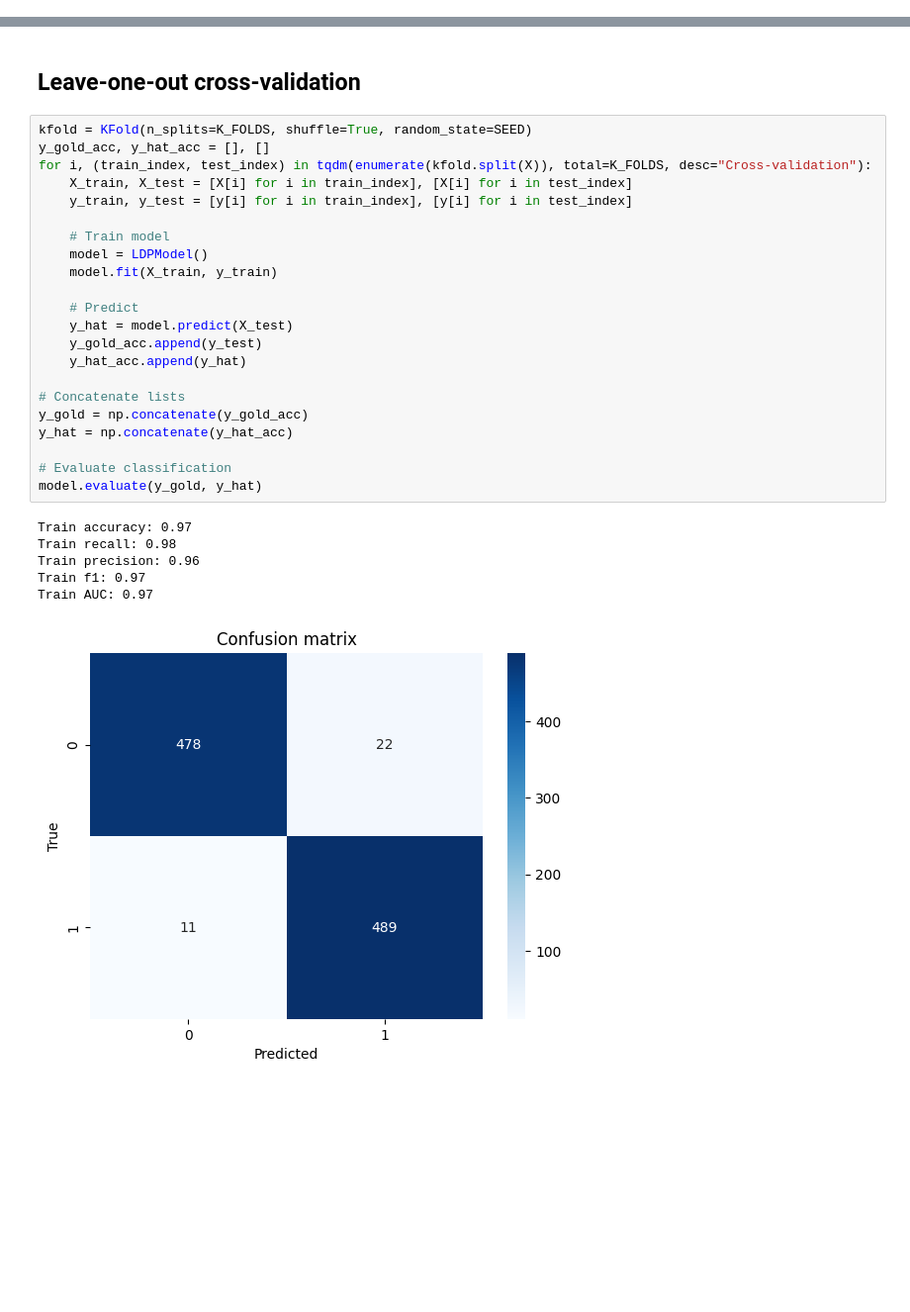
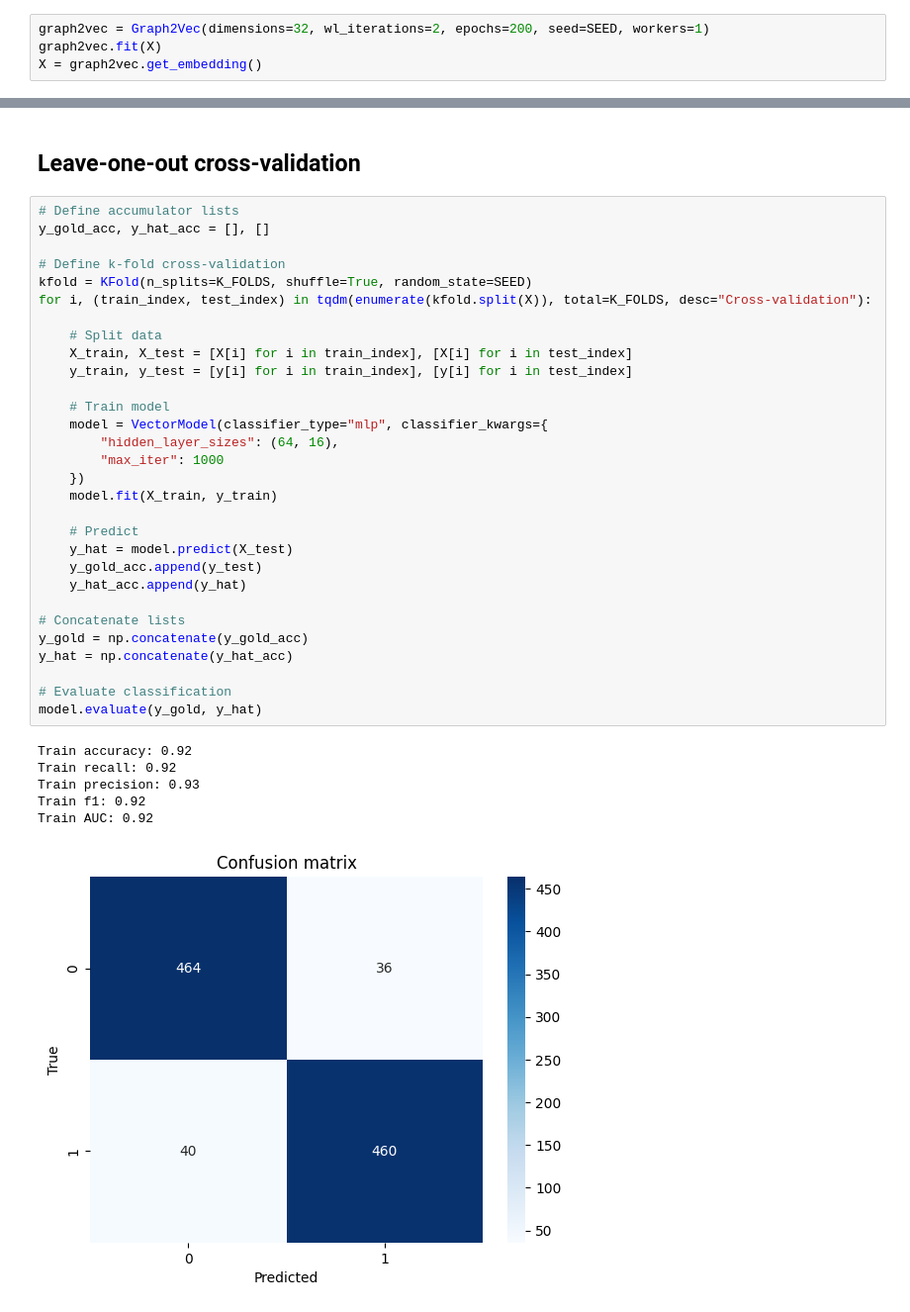
Before and after one commit to Wotaker/masters-thesis, a Jupyter notebook: master_thesis/training/train.ipynb, the cells around one changed output, grey strips where cells are left out. Shown at 99% size. Saved outputs shown, nothing was run; the diff lists cells and outputs as text; blank space fills up the shorter version.

Commit message:
VectorModel (for graph2vec) added

```diff
--- a/master_thesis/training/train.ipynb
+++ b/master_thesis/training/train.ipynb
@@ -56,37 +57,49 @@ plot_sample_networks(X, y)
 # %% [markdown]
 ## Preprocess networks
 ### TODO
+# %%
+graph2vec = Graph2Vec(dimensions=32, wl_iterations=2, epochs=200, seed=SEED, workers=1)
+graph2vec.fit(X)
+X = graph2vec.get_embedding()
 # %% [markdown]
 # Pipe through the LDP model
 # %% [markdown]
 ## Leave-one-out cross-validation
 # %%
+# Define accumulator lists
+y_gold_acc, y_hat_acc = [], []
+
+# Define k-fold cross-validation
 kfold = KFold(n_splits=K_FOLDS, shuffle=True, random_state=SEED)
-y_gold_acc, y_hat_acc = [], []
 for i, (train_index, test_index) in tqdm(enumerate(kfold.split(X)), total=K_FOLDS, desc="Cross-validation"):
+
+    # Split data
     X_train, X_test = [X[i] for i in train_index], [X[i] for i in test_index]
     y_train, y_test = [y[i] for i in train_index], [y[i] for i in test_index]
 
     # Train model
-    model = LDPModel()
+    model = VectorModel(classifier_type="mlp", classifier_kwargs={
+        "hidden_layer_sizes": (64, 16),
+        "max_iter": 1000
+    })
     model.fit(X_train, y_train)
 
     # Predict
     y_hat = model.predict(X_test)
     y_gold_acc.append(y_test)
     y_hat_acc.append(y_hat)
 
 # Concatenate lists
 y_gold = np.concatenate(y_gold_acc)
 y_hat = np.concatenate(y_hat_acc)
 
 # Evaluate classification
 model.evaluate(y_gold, y_hat)
 # %% [output]
-Train accuracy: 0.97
-Train recall: 0.98
-Train precision: 0.96
-Train f1: 0.97
-Train AUC: 0.97
+Train accuracy: 0.92
+Train recall: 0.92
+Train precision: 0.93
+Train f1: 0.92
+Train AUC: 0.92
-[figure, old version]
+[figure, new version]
 <Figure size 640x480 with 0 Axes>
```
Also changed, not shown: parts of 2 cells of this notebook, 2 other files.
